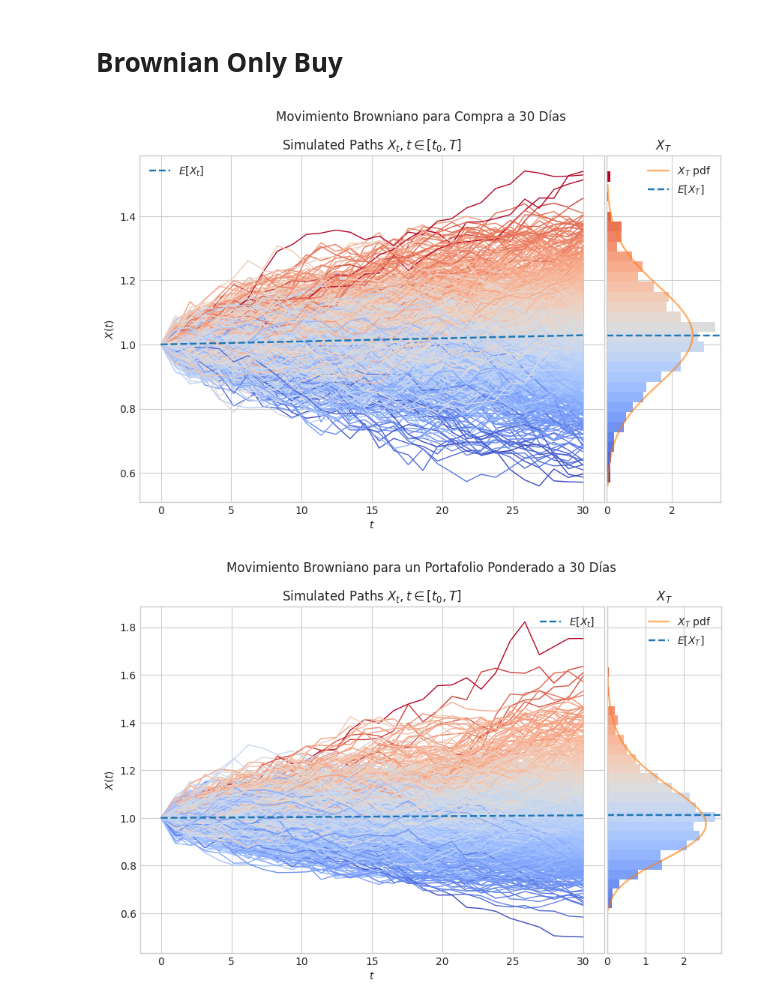
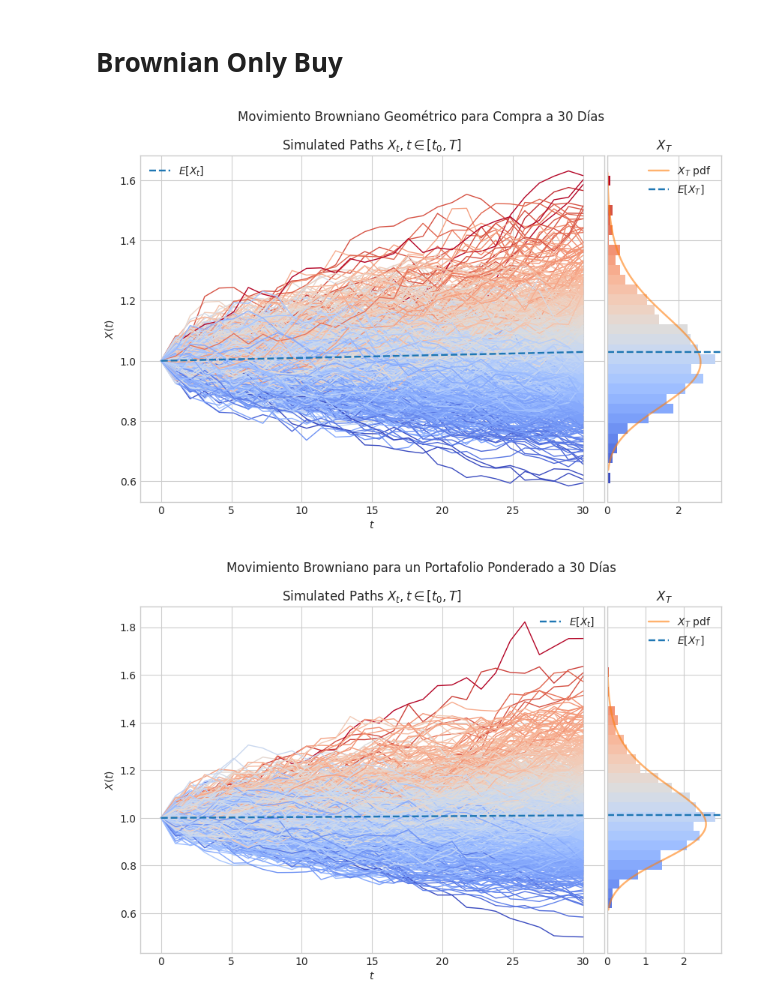
Before and after one commit to heritaco/Proyecto, a Jupyter notebook: 04-Crypto-Dashboard/07-Monte-Carlo-Distributions.ipynb, the cells around one changed output. Saved outputs shown, nothing was run; the diff lists cells and outputs as text; code cells hidden in the pictures.

```diff
--- a/04-Crypto-Dashboard/07-Monte-Carlo-Distributions.ipynb
+++ b/04-Crypto-Dashboard/07-Monte-Carlo-Distributions.ipynb
@@ -54,25 +63,32 @@ ax.set_ylim(0, 2)
 fig.canvas.draw_idle()  # Update the figure
 # %%
 fig.savefig('svg/07-brownian-cfd.svg', format='svg', bbox_inches='tight')
+# %%
+import pickle
+with open("pkl/07.pkl", "wb") as f:
+    pickle.dump(fig, f)
 # %% [markdown]
 # **Brownian Only Buy**
 # %%
-brownian = BrownianMotion(drift=mu.iloc[1], volatility=sigma.iloc[1], initial=1, T=30)
+brownian = GBM(drift=mu.iloc[1], volatility=sigma.iloc[1], initial=1, T=30)
 
 fig = brownian.draw(n=30, N=1000, colormap='coolwarm', envelope=False, marginal=True, title='Movimiento Browniano Geométrico para Compra a 30 Días', figsize=(10, 6))
 
 # Assuming the subtitle is in the first Axes object
 ax = fig.axes[0]
 ax.set_title('Caminos Simulados', loc='center', fontsize=12)
 
 # change the range of the y-axis
 ax.set_ylim(0, 2)
 
 fig.canvas.draw_idle()  # Update the figure
 
 fig.savefig('svg/07-brownian-compra.svg', format='svg', bbox_inches='tight')
+
+with open("pkl/07-ob.pkl", "wb") as f:
+    pickle.dump(fig, f)
 # %% [output]
-[figure, old version]
+[figure, new version]
 # %%
 brownian = GBM(drift=mu.iloc[2], volatility=sigma.iloc[2], initial=1, T=30)
 
```
Also changed, not shown: parts of 2 cells of this notebook, 31 other files.
